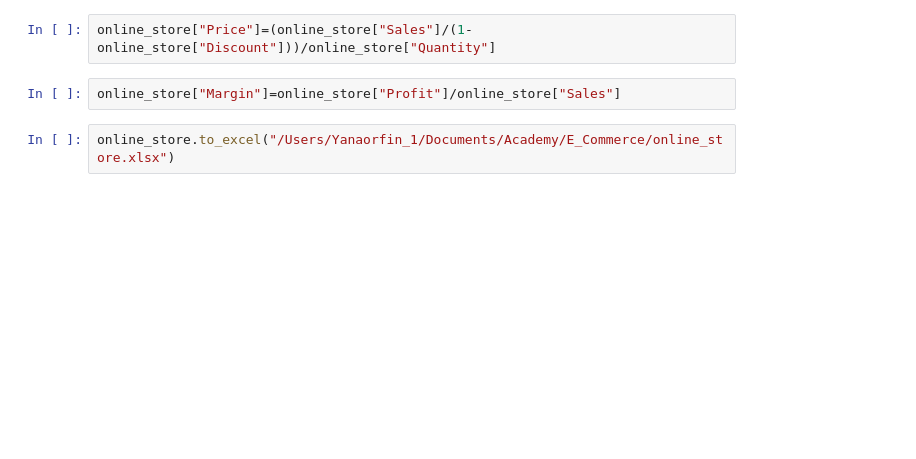
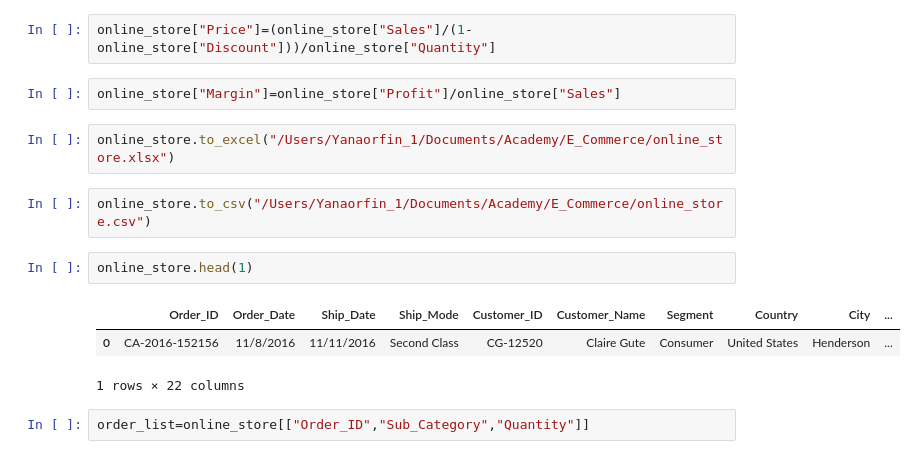
Before and after one commit to YanaOrf/E_Commerce, a Jupyter notebook: E-commerce EDA.ipynb, the cells around one changed output. Saved outputs shown, nothing was run; the diff lists cells and outputs as text; blank space fills up the shorter version.

```diff
--- a/E-commerce EDA.ipynb
+++ b/E-commerce EDA.ipynb
@@ -61,3 +60,13 @@ online_store["Price"]=(online_store["Sales"]/(1-online_store["Discount"]))/onlin
 online_store["Margin"]=online_store["Profit"]/online_store["Sales"]
 # %%
 online_store.to_excel("/Users/Yanaorfin_1/Documents/Academy/E_Commerce/online_store.xlsx")
+# %%
+online_store.to_csv("/Users/Yanaorfin_1/Documents/Academy/E_Commerce/online_store.csv")
+# %%
+online_store.head(1)
+# %% [output]
+|  | Order_ID | Order_Date | Ship_Date | Ship_Mode | Customer_ID | Customer_Name | Segment | Country | City | ... |
+| 0 | CA-2016-152156 | 11/8/2016 | 11/11/2016 | Second Class | CG-12520 | Claire Gute | Consumer | United States | Henderson | ... |
+1 rows × 22 columns
+# %%
+order_list=online_store[["Order_ID","Sub_Category","Quantity"]]
```
Also changed, not shown: parts of 14 cells of this notebook, 1 other file.
